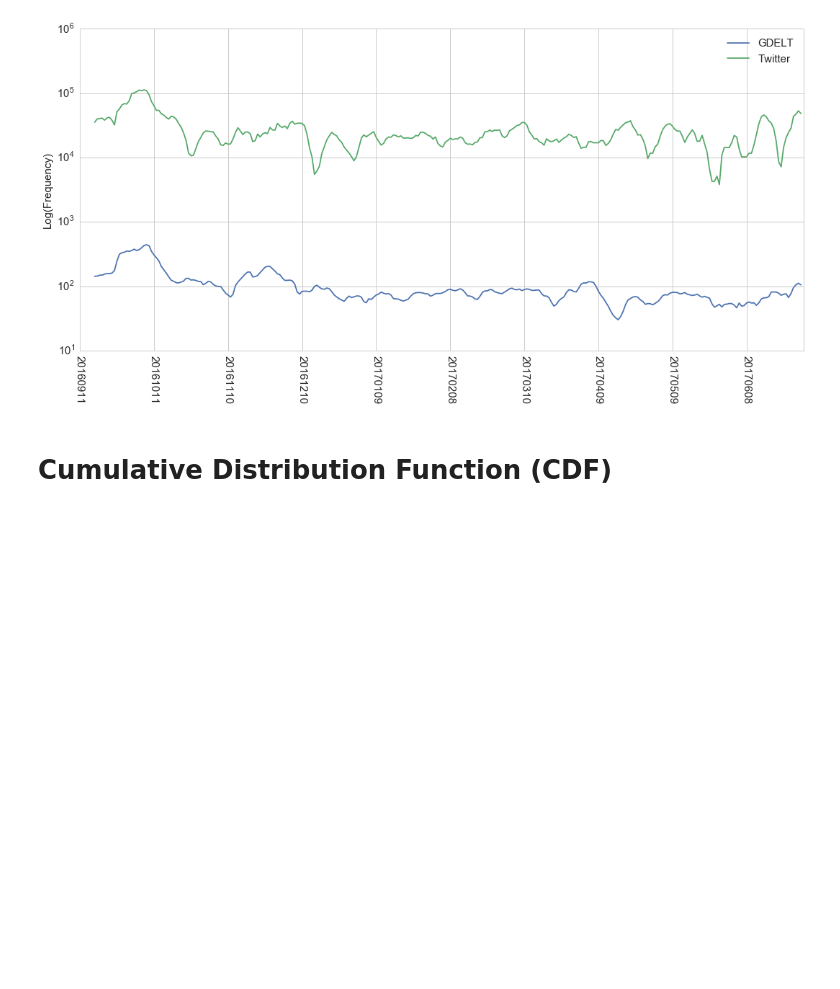
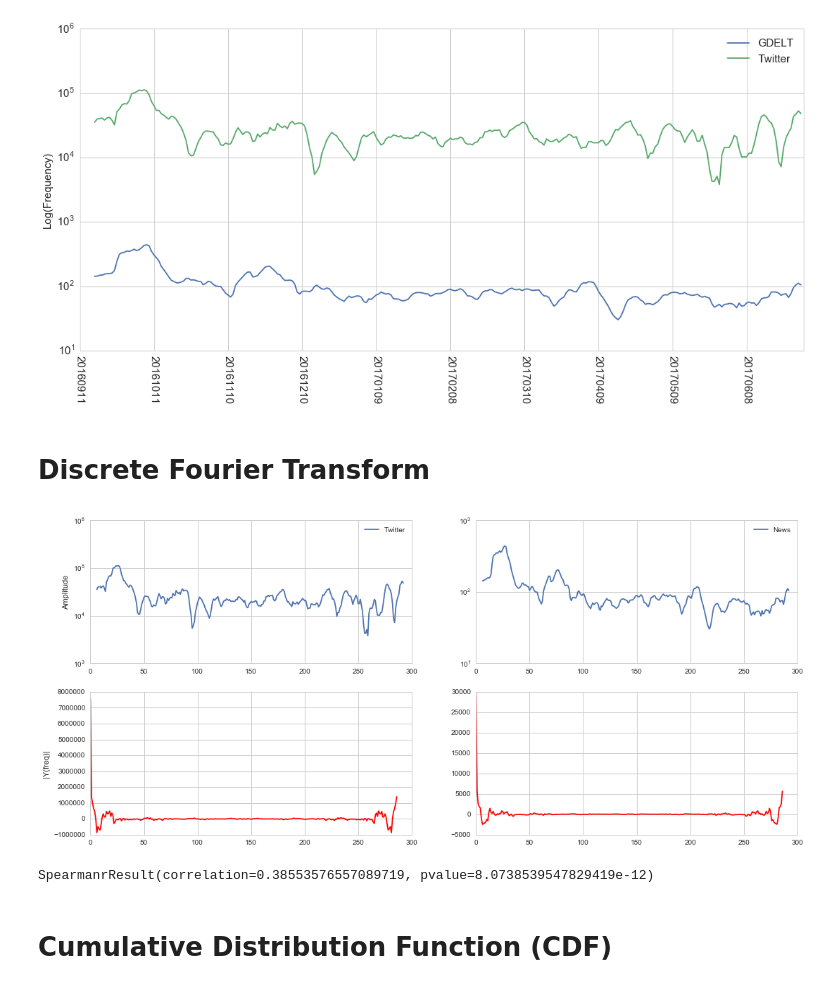
Before and after one commit to henrydambanemuya/gdelt-colombia, a Jupyter notebook: Notebooks/News & Social Media Signals.ipynb, the cells around one changed output. Cells and saved outputs as stored; diff of their text form; code cells hidden in the pictures; blank space fills up the shorter version.

```diff
--- a/Notebooks/News & Social Media Signals.ipynb
+++ b/Notebooks/News & Social Media Signals.ipynb
@@ -57,6 +57,46 @@ plt.legend(loc='best', fontsize=15)
 plt.show()
 # %% [output]
 [figure]
+# %% [markdown]
+# Discrete Fourier Transform
+# %%
+def DFT(x):
+    """Compute the discrete Fourier Transform of the 1D array x"""
+    x = np.asarray(x, dtype=float)
+    N = x.shape[0]
+    n = np.arange(N)
+    k = n.reshape((N, 1))
+    M = np.exp(-2j * np.pi * k * n / N)
+    return np.dot(M, x)
+# %%
+fig, (ax1, ax2, ax3, ax4) = plt.subplots(4, figsize=(18,8), sharey=True)
+
+plt.subplot(2,2,1)
+plt.plot(ind[len(tweet_activity)-len(tweet_activity_sma):], tweet_activity_sma, label='Twitter')
+plt.ylabel('Amplitude')
+plt.yscale('log')
+plt.legend(loc='best')
+
+plt.subplot(2,2,2)
+plt.plot(ind[len(gdelt_activity)-len(gdelt_activity_sma):], gdelt_activity_sma, label='News')
+plt.yscale('log')
+plt.legend(loc='best')
+
+plt.subplot(2,2,3)
+plt.plot(DFT(tweet_activity_sma), c='r')
+#plt.yscale('log')
+plt.ylabel('|Y(freq)|')
+
+plt.subplot(2,2,4)
+plt.plot(DFT(gdelt_activity_sma), c='r')
+#plt.yscale('log')
+plt.show()
+# %% [output]
+[figure, added]
+# %%
+sp.stats.spearmanr(DFT(tweet_activity), DFT(gdelt_activity))
+# %% [output]
+SpearmanrResult(correlation=0.38553576557089719, pvalue=8.0738539547829419e-12)
 # %% [markdown]
 # Cumulative Distribution Function (CDF)
 # %%
```
